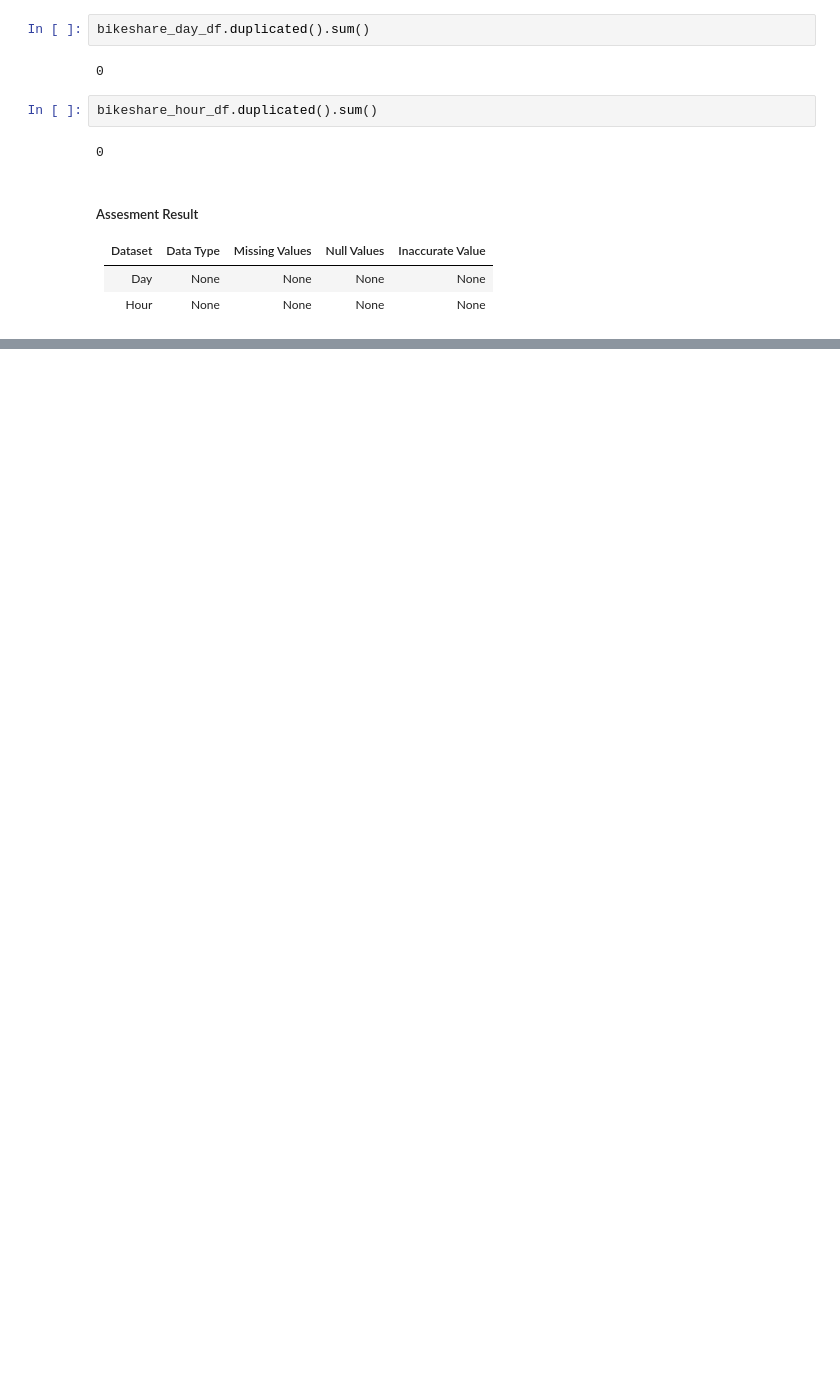
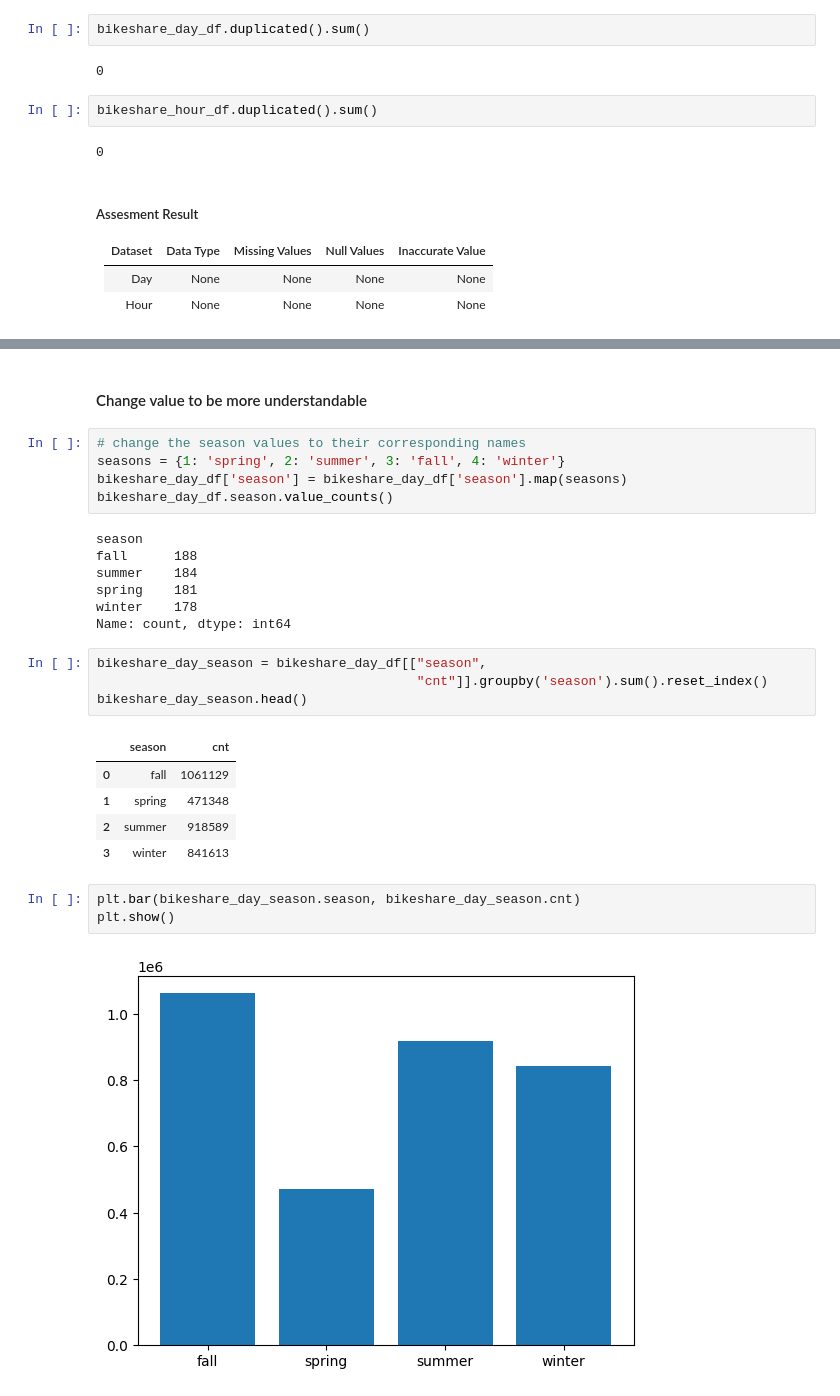
Before and after one commit to Bugi-Sulistiyo/dicoding_data_analisys_project, a Jupyter notebook: analysis.ipynb, the cells around one changed output, grey strips where cells are left out. Drawn from its saved outputs; the diff is of its cells as text; blank space fills up the shorter version.

```diff
--- a/analysis.ipynb
+++ b/analysis.ipynb
@@ -121,0 +139,29 @@ bikeshare_hour_df.duplicated().sum()
+# %% [markdown]
+#### Change value to be more understandable
+# %%
+# change the season values to their corresponding names
+seasons = {1: 'spring', 2: 'summer', 3: 'fall', 4: 'winter'}
+bikeshare_day_df['season'] = bikeshare_day_df['season'].map(seasons)
+bikeshare_day_df.season.value_counts()
+# %% [output]
+season
+fall      188
+summer    184
+spring    181
+winter    178
+Name: count, dtype: int64
+# %%
+bikeshare_day_season = bikeshare_day_df[["season",
+                                         "cnt"]].groupby('season').sum().reset_index()
+bikeshare_day_season.head()
+# %% [output]
+|  | season | cnt |
+| 0 | fall | 1061129 |
+| 1 | spring | 471348 |
+| 2 | summer | 918589 |
+| 3 | winter | 841613 |
+# %%
+plt.bar(bikeshare_day_season.season, bikeshare_day_season.cnt)
+plt.show()
+# %% [output]
+[figure, added]
```
Also changed, not shown: parts of 25 cells of this notebook, 1 other file.
